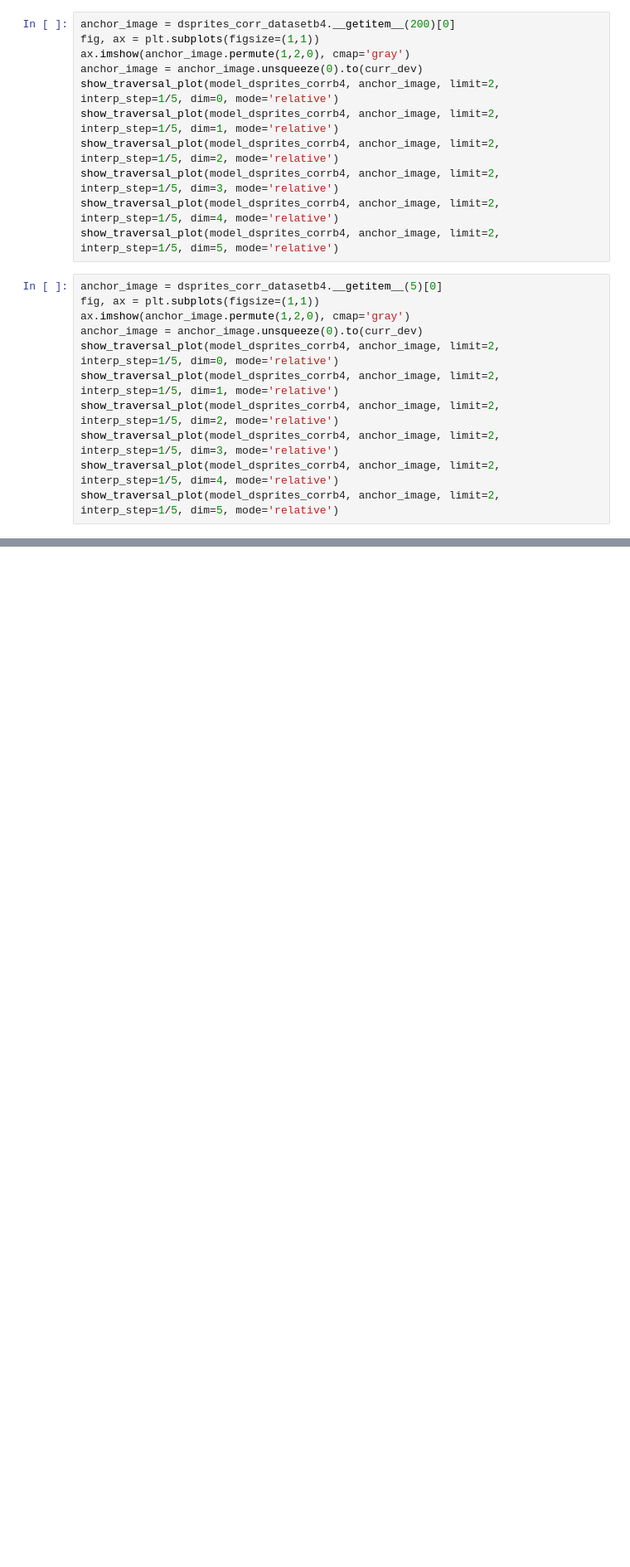
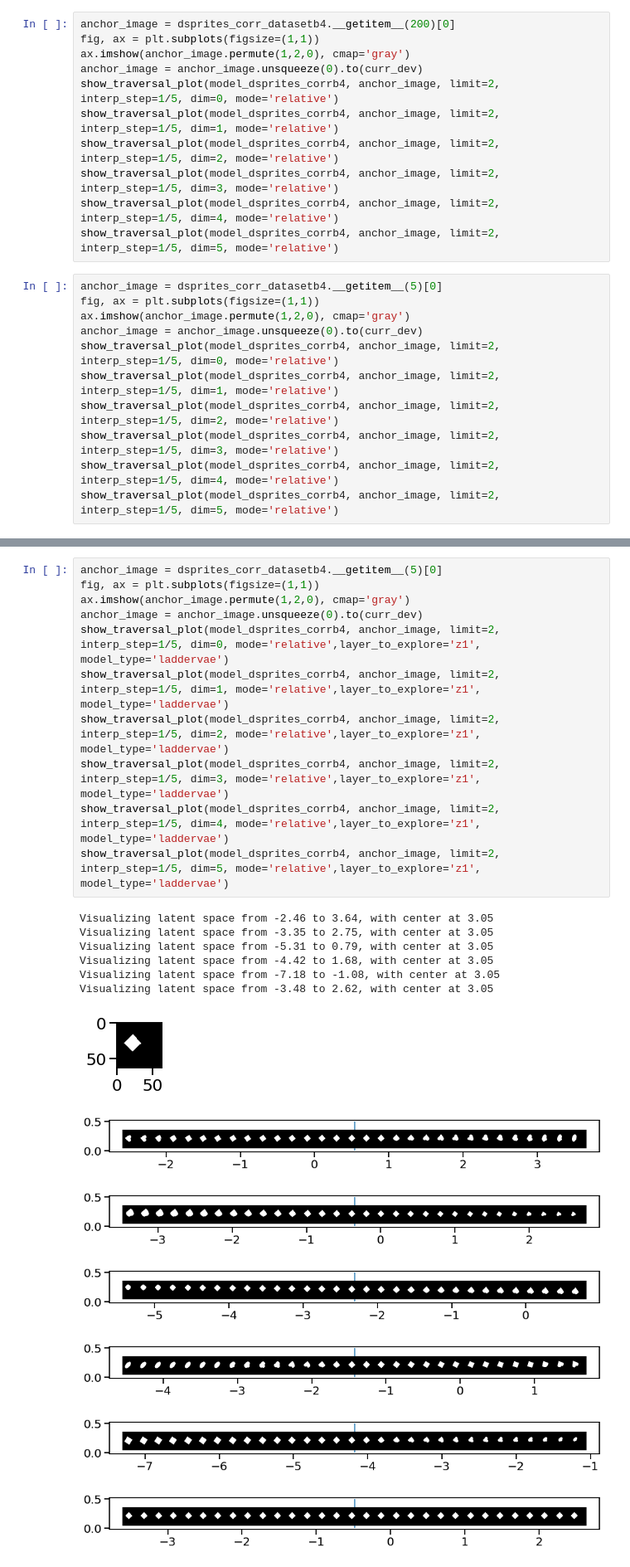
Before and after one commit to muhammadyaseen/vae-disentanglement, a Jupyter notebook: Latent Encoding Investigaton.ipynb, the cells around one changed output, grey strips where cells are left out. Shown: that part at 83% size. Cells and saved outputs as stored; diff of their text form; blank space fills up the shorter version.

```diff
--- a/Latent Encoding Investigaton.ipynb
+++ b/Latent Encoding Investigaton.ipynb
@@ -920,0 +974,25 @@ show_traversal_plot(model_dsprites_corrb4, anchor_image, limit=2, interp_step=1/
+# %%
+anchor_image = dsprites_corr_datasetb4.__getitem__(5)[0]
+fig, ax = plt.subplots(figsize=(1,1))
+ax.imshow(anchor_image.permute(1,2,0), cmap='gray')
+anchor_image = anchor_image.unsqueeze(0).to(curr_dev)
+show_traversal_plot(model_dsprites_corrb4, anchor_image, limit=2, interp_step=1/5, dim=0, mode='relative',layer_to_explore='z1', model_type='laddervae')
+show_traversal_plot(model_dsprites_corrb4, anchor_image, limit=2, interp_step=1/5, dim=1, mode='relative',layer_to_explore='z1', model_type='laddervae')
+show_traversal_plot(model_dsprites_corrb4, anchor_image, limit=2, interp_step=1/5, dim=2, mode='relative',layer_to_explore='z1', model_type='laddervae')
+show_traversal_plot(model_dsprites_corrb4, anchor_image, limit=2, interp_step=1/5, dim=3, mode='relative',layer_to_explore='z1', model_type='laddervae')
+show_traversal_plot(model_dsprites_corrb4, anchor_image, limit=2, interp_step=1/5, dim=4, mode='relative',layer_to_explore='z1', model_type='laddervae')
+show_traversal_plot(model_dsprites_corrb4, anchor_image, limit=2, interp_step=1/5, dim=5, mode='relative',layer_to_explore='z1', model_type='laddervae')
+# %% [output]
+Visualizing latent space from -2.46 to 3.64, with center at 3.05
+Visualizing latent space from -3.35 to 2.75, with center at 3.05
+Visualizing latent space from -5.31 to 0.79, with center at 3.05
+Visualizing latent space from -4.42 to 1.68, with center at 3.05
+Visualizing latent space from -7.18 to -1.08, with center at 3.05
+Visualizing latent space from -3.48 to 2.62, with center at 3.05
+[figure, added]
+[figure, added]
+[figure, added]
+[figure, added]
+[figure, added]
+[figure, added]
+[figure, added]
```
Also changed, not shown: parts of 5 cells of this notebook, 5 other files.
